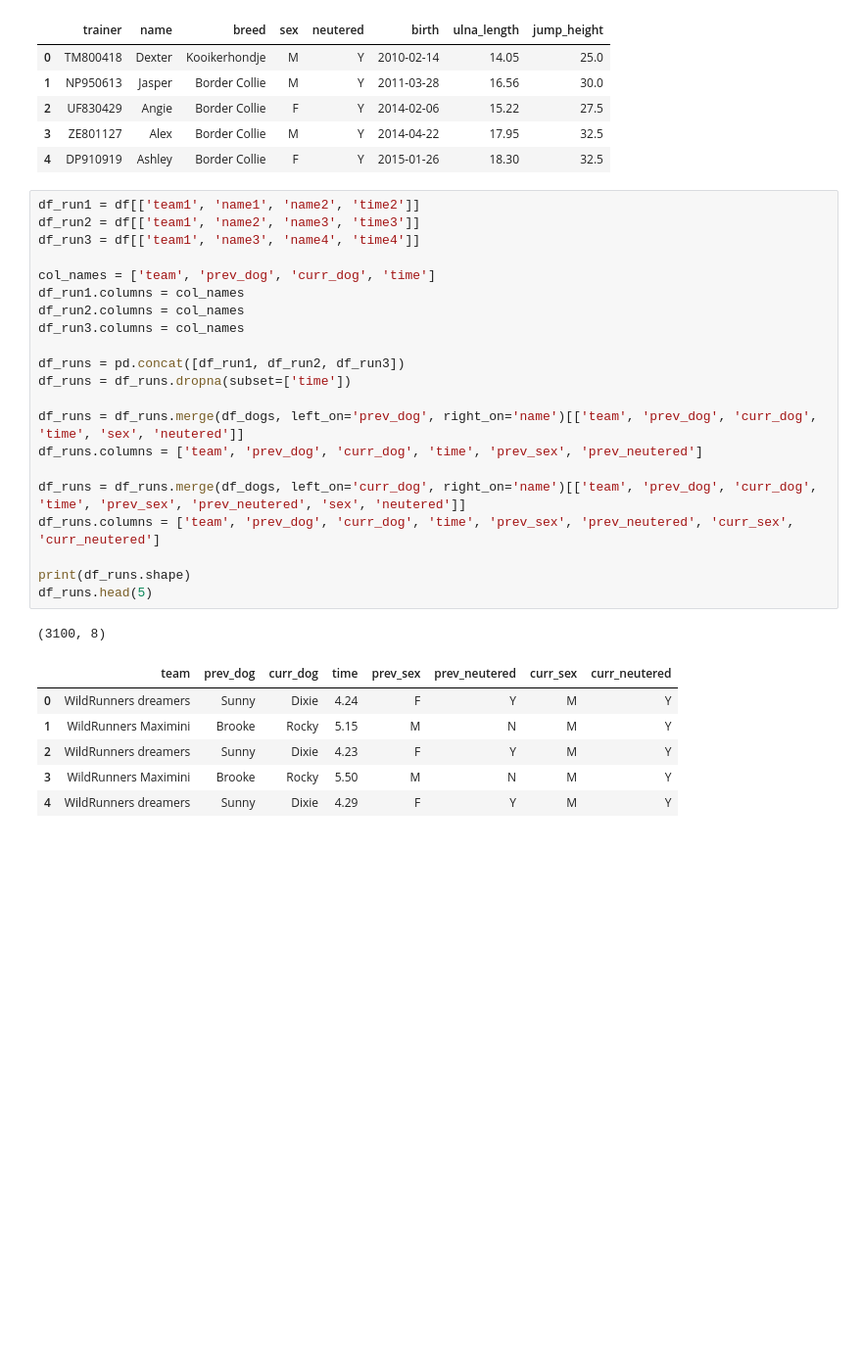
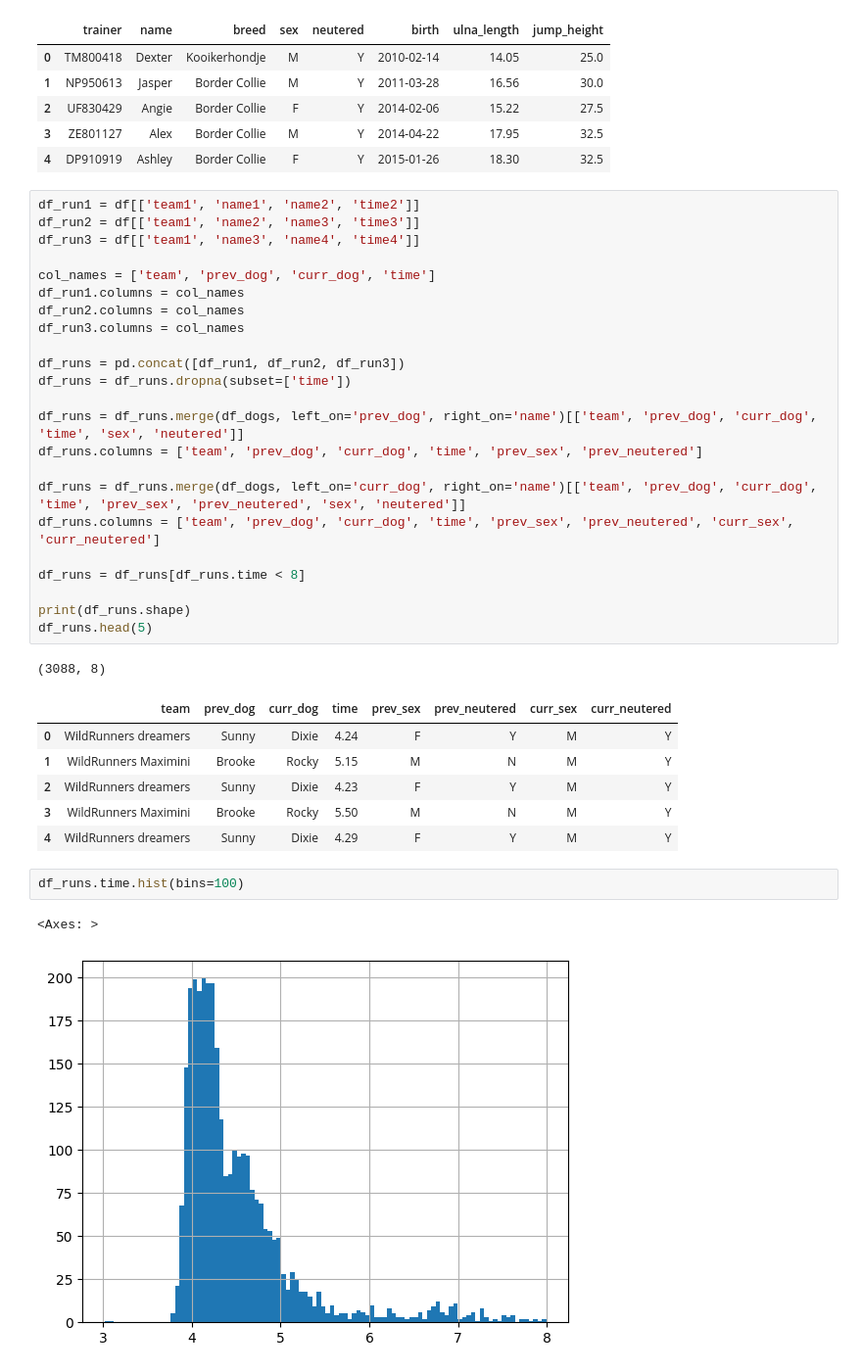
Before and after one commit to dzsobacsi/flyball-project, a Jupyter notebook: 3b-change-partner.ipynb, the cells around one changed output. Shown at 98% size. Cells and saved outputs as stored; diff of their text form; blank space fills up the shorter version.

```diff
--- a/3b-change-partner.ipynb
+++ b/3b-change-partner.ipynb
@@ -46,13 +58,20 @@ df_runs.columns = ['team', 'prev_dog', 'curr_dog', 'time', 'prev_sex', 'prev_neu
 df_runs = df_runs.merge(df_dogs, left_on='curr_dog', right_on='name')[['team', 'prev_dog', 'curr_dog', 'time', 'prev_sex', 'prev_neutered', 'sex', 'neutered']]
 df_runs.columns = ['team', 'prev_dog', 'curr_dog', 'time', 'prev_sex', 'prev_neutered', 'curr_sex', 'curr_neutered']
 
+df_runs = df_runs[df_runs.time < 8]
+
 print(df_runs.shape)
 df_runs.head(5)
 # %% [output]
-(3100, 8)
+(3088, 8)
 |  | team | prev_dog | curr_dog | time | prev_sex | prev_neutered | curr_sex | curr_neutered |
 | 0 | WildRunners dreamers | Sunny | Dixie | 4.24 | F | Y | M | Y |
 | 1 | WildRunners Maximini | Brooke | Rocky | 5.15 | M | N | M | Y |
 | 2 | WildRunners dreamers | Sunny | Dixie | 4.23 | F | Y | M | Y |
 | 3 | WildRunners Maximini | Brooke | Rocky | 5.50 | M | N | M | Y |
 | 4 | WildRunners dreamers | Sunny | Dixie | 4.29 | F | Y | M | Y |
+# %%
+df_runs.time.hist(bins=100)
+# %% [output]
+<Axes: >
+[figure, added]
```
Also changed, not shown: parts of 21 cells of this notebook.
